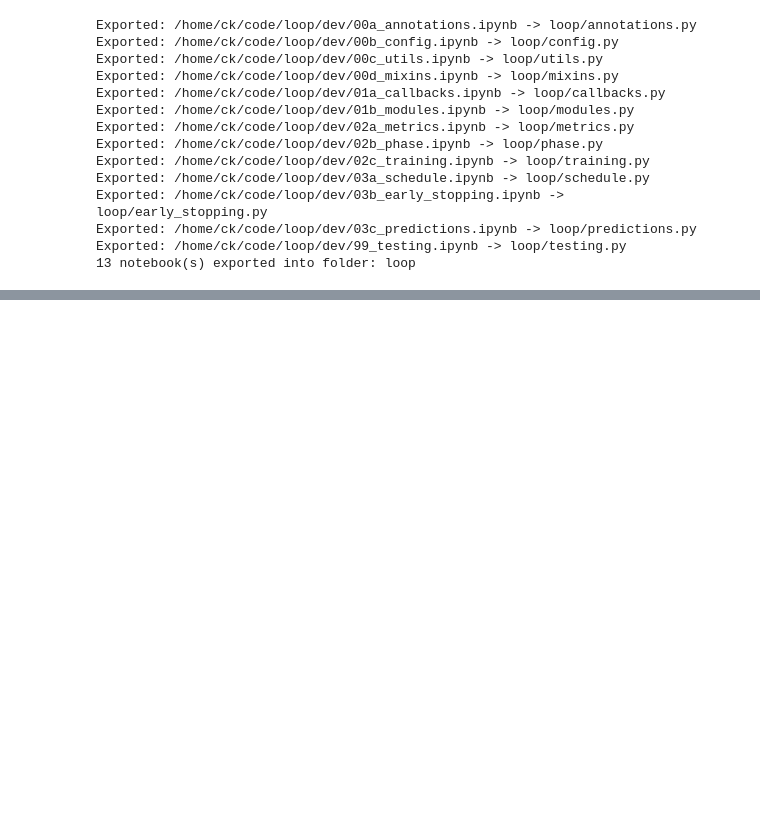
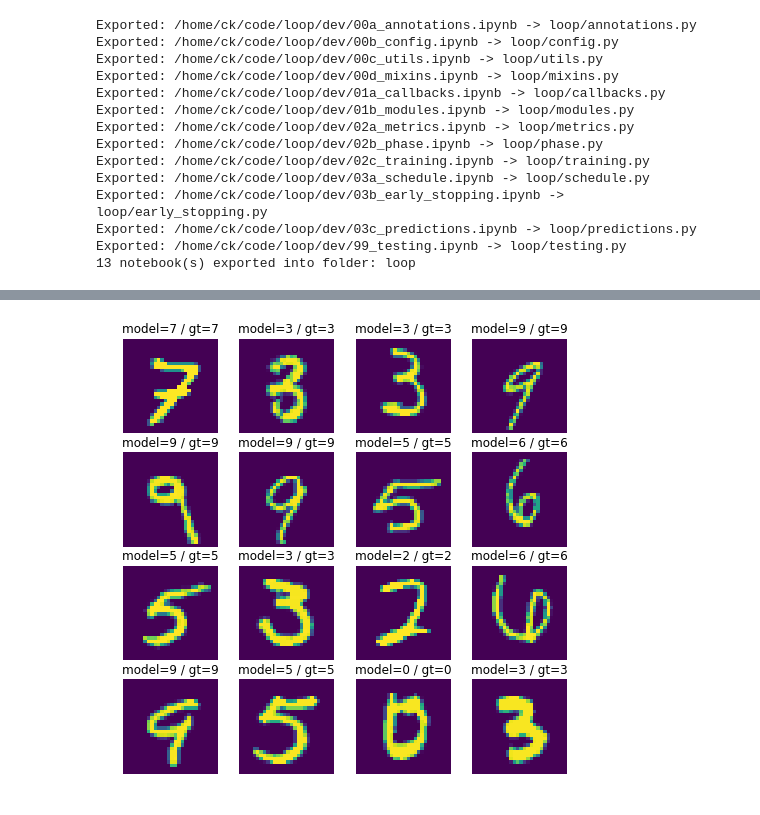
Before and after one commit to devforfu/loop, a Jupyter notebook: dev/03c_predictions.ipynb, the cells around one changed output, grey strips where cells are left out. Drawn from its saved outputs; the diff is of its cells as text; code cells hidden in the pictures; blank space fills up the shorter version.

```diff
--- a/dev/03c_predictions.ipynb
+++ b/dev/03c_predictions.ipynb
@@ -103,33 +128,2 @@ KeyboardInterrupt:
-# %%
-import numpy as np
-from torch.nn.functional import cross_entropy
-from torch.utils.data import DataLoader
-
-from loop.callbacks import Average
-from loop.modules import fc_network
-from loop.metrics import accuracy
-from loop.training import Loop
-from loop.testing import get_mnist
-from loop.utils import from_torch
-
-cbs = [Average(accuracy, alias='acc'),
-       EarlyStopping(metric='acc', patience=1, better=max),
-       ModelSaver(mode='best', metric='acc', root=Path.home()/'models', better=max)]
-
-trn_ds, val_ds = get_mnist(flat=True)
-loop = Loop(fc_network(784, [100, 10]), cbs=cbs, loss_fn=cross_entropy)
-loop.fit_datasets(trn_ds, val_ds, epochs=10000, batch_size=100)
-
-loop.cb['history'].plot()
-loop.cb['model_saver'].load_last_saved_state()
-loop.model.eval()
-
-result, actual = [], []
-for x_val, y_val in DataLoader(val_ds, shuffle=False, batch_size=1024):
-    y_hat = loop.model(x_val.to(loop.device))
-    result += from_torch(y_hat).argmax(axis=1).tolist()
-    actual += from_torch(y_val).tolist()
-
-result = np.array(result)
-actual = np.array(actual)
-print(f'Validation accuracy: {(result == actual).mean():2.2%}')
+# %%
+classifier = ImageClassifier.from_loop(loop, on_device='cpu')
@@ -135,0 +134,4 @@ print(f'Validation accuracy: {(result == actual).mean():2.2%}')
+# %%
+classifier.show_predictions(val_ds, figsize=(8, 8))
+# %% [output]
+[figure, added]
```
Also changed, not shown: parts of 7 cells of this notebook, 3 other files.
